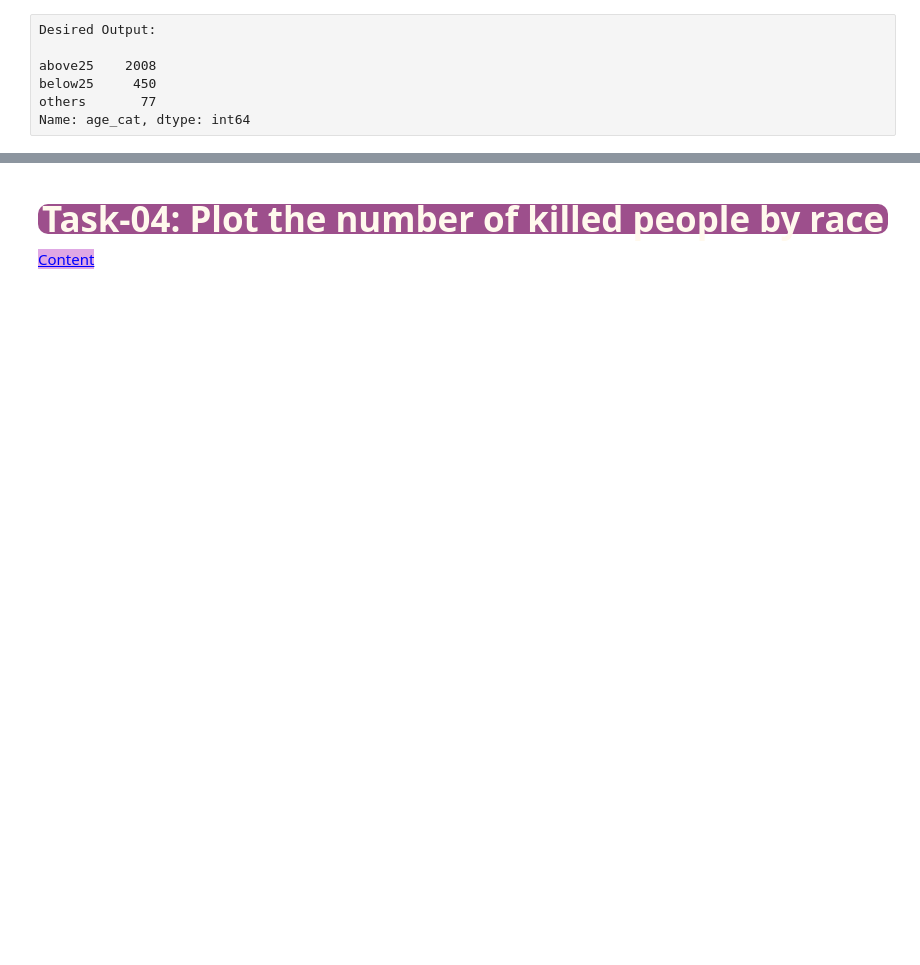
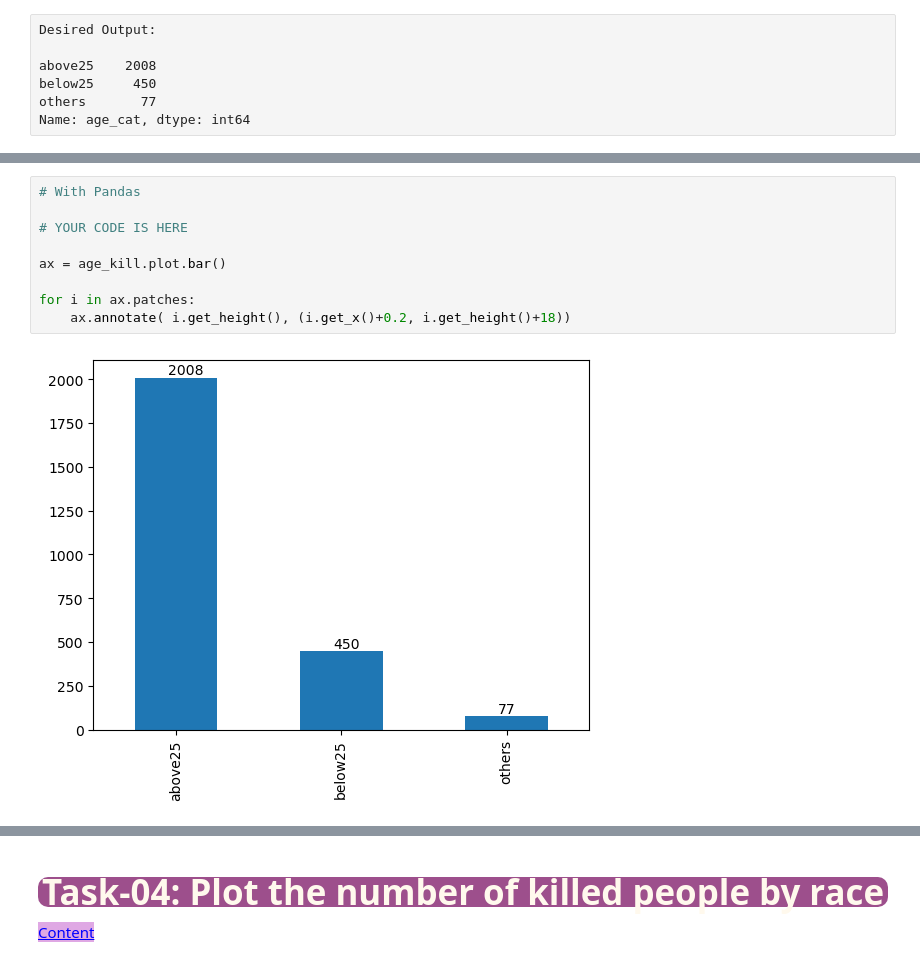
Before and after one commit to SongJiyeonPaek/CW_Assignments, a Jupyter notebook: DVwPy_Assignment_01(Matplotlib-PoliceKillings-US))/Assignment-1 (PoliceKillingUS-Matplotlib)-Student.ipynb, the cells around one changed output, grey strips where cells are left out. Saved outputs shown, nothing was run; the diff lists cells and outputs as text; blank space fills up the shorter version.

```diff
--- a/DVwPy_Assignment_01(Matplotlib-PoliceKillings-US))/Assignment-1 (PoliceKillingUS-Matplotlib)-Student.ipynb
+++ b/DVwPy_Assignment_01(Matplotlib-PoliceKillings-US))/Assignment-1 (PoliceKillingUS-Matplotlib)-Student.ipynb
@@ -279,3 +352,14 @@ Desired Output:
+# %%
+# With Pandas
+
+# YOUR CODE IS HERE
+
+ax = age_kill.plot.bar()
+
+for i in ax.patches:
+    ax.annotate( i.get_height(), (i.get_x()+0.2, i.get_height()+18))
+# %% [output]
+[figure, added]
 # %% [markdown]
 Desired Output:
 
```
Also changed, not shown: parts of 29 cells of this notebook, 3 other files.
